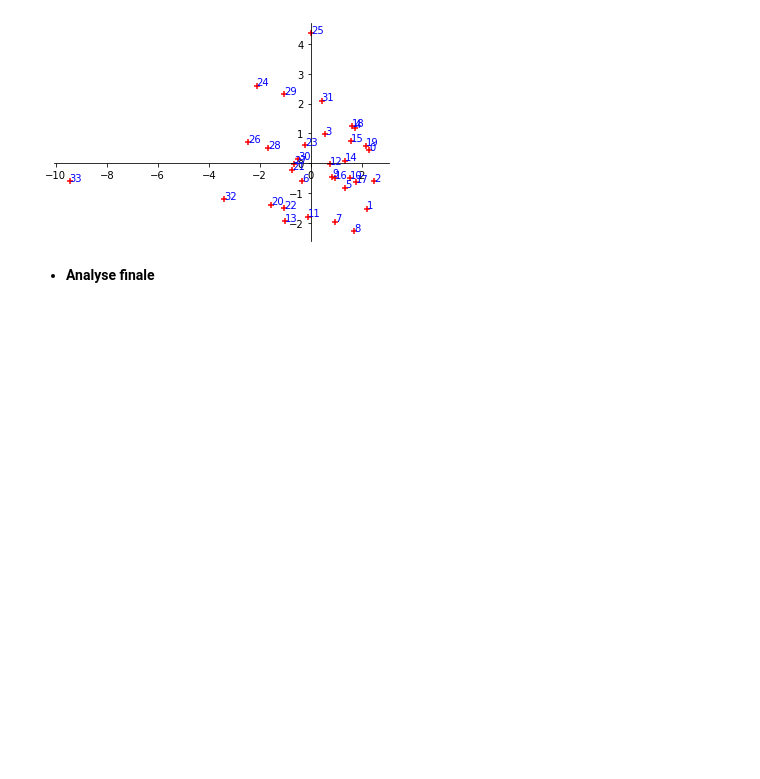
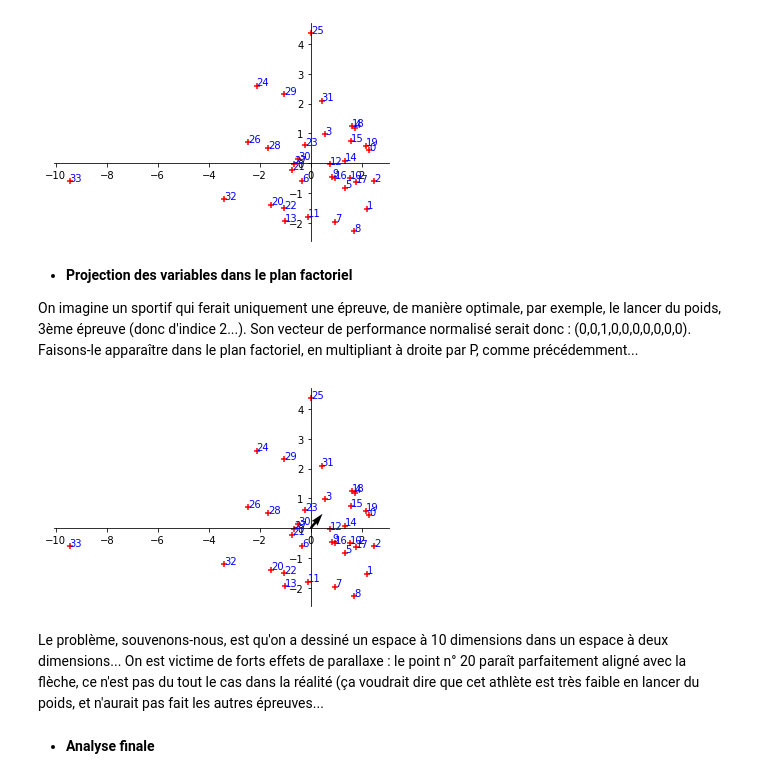
Before and after one commit to othoni-hub/ECG2, a Jupyter notebook: Ch05_TD_Ex4_Decathlon.ipynb, the cells around one changed output. Cells and saved outputs as stored; diff of their text form; code cells hidden in the pictures; blank space fills up the shorter version.

```diff
--- a/Ch05_TD_Ex4_Decathlon.ipynb
+++ b/Ch05_TD_Ex4_Decathlon.ipynb
@@ -592,6 +592,34 @@ ax.spines['bottom'].set_position('zero')
 ax.spines['top'].set_color('none')
 # %% [output]
 [figure]
+# %% [markdown]
+* **Projection des variables dans le plan factoriel**
+
+On imagine un sportif qui ferait uniquement une épreuve, de manière optimale, par exemple, le lancer du poids, 3ème épreuve (donc d'indice 2...).
+Son vecteur de performance normalisé serait donc : (0,0,1,0,0,0,0,0,0,0).
+Faisons-le apparaître dans le plan factoriel, en multipliant à droite par P, comme précédemment...
+# %%
+plt.scatter(x,y, marker = '+', color = 'red' )
+for i, label in enumerate(etiquettes):
+    plt.annotate(label, (x[i], y[i]), color = 'blue')
+
+perf_normalisee =np.matrix ( [[0,0,1,0,0,0,0,0,0,0]])
+coord_factorielles = perf_normalisee @ P
+coord_plan_factoriel = [coord_factorielles[0,0],coord_factorielles[0,1]]
+xx = coord_factorielles[0,0]
+yy = coord_factorielles[0,1]
+plt.quiver(0,0,xx,yy)
+
+# paramétrages graphiques
+ax = plt.gca()
+ax.spines['left'].set_position('zero')
+ax.spines['right'].set_color('none')
+ax.spines['bottom'].set_position('zero')
+ax.spines['top'].set_color('none')
+# %% [output]
+[figure, added]
+# %% [markdown]
+Le problème, souvenons-nous, est qu'on a dessiné un espace à 10 dimensions dans un espace à deux dimensions... On est victime de forts effets de parallaxe : le point n° 20 paraît parfaitement aligné avec la flèche, ce n'est pas du tout le cas dans la réalité (ça voudrait dire que cet athlète est très faible en lancer du poids, et n'aurait pas fait les autres épreuves...
 # %% [markdown]
 * **Analyse finale**
 # %% [markdown]
```
Also changed, not shown: parts of 2 cells of this notebook.
